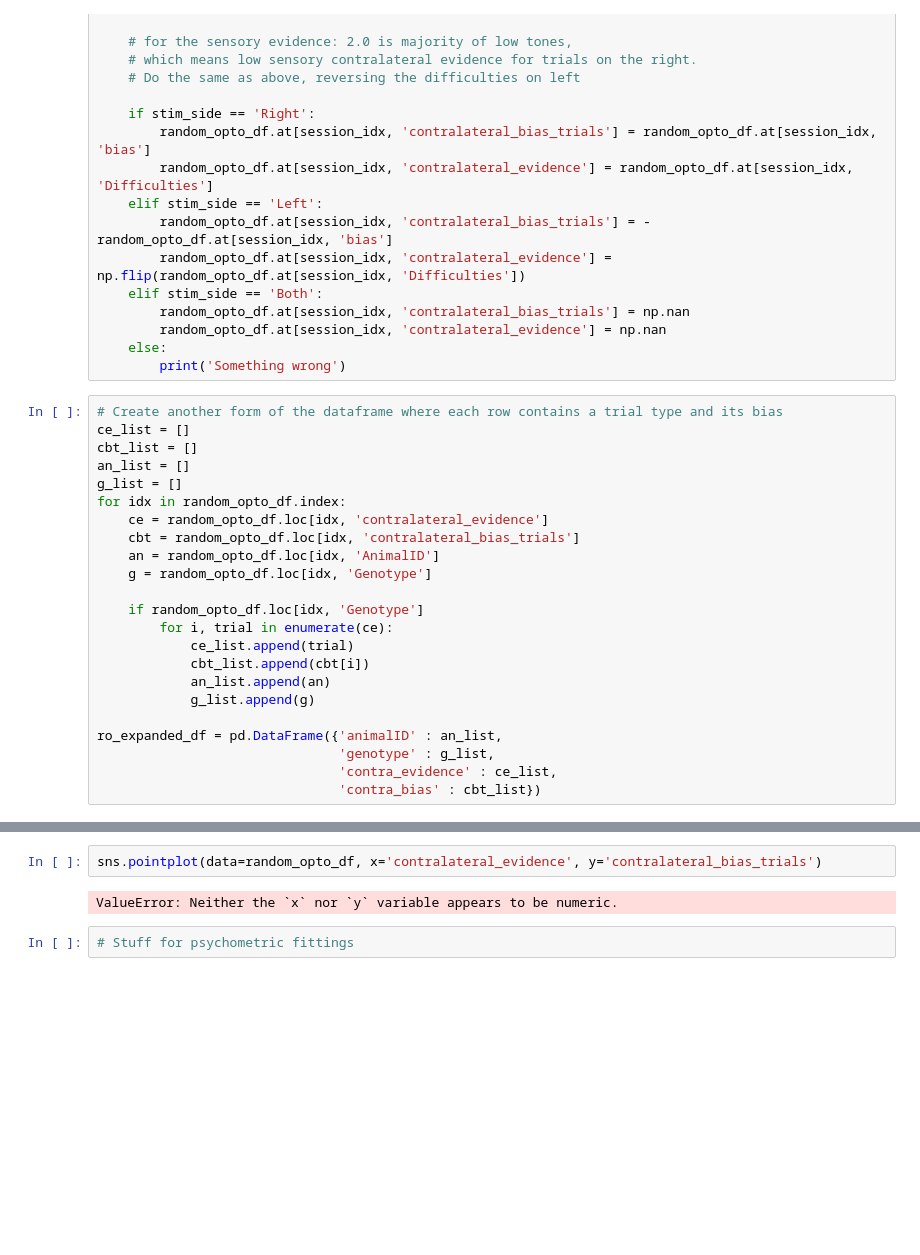
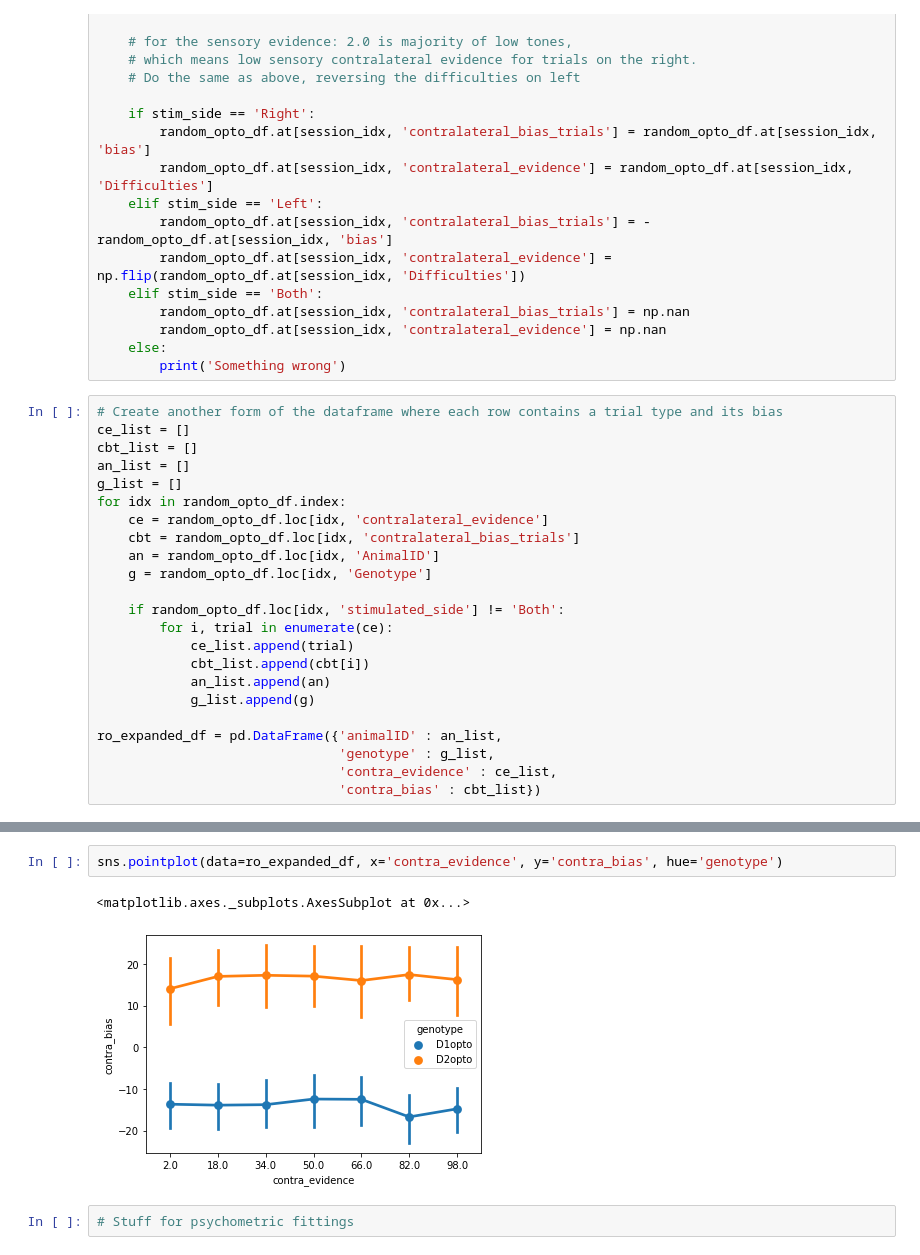
Before and after one commit to HernandoMV/BehaviouralAnalysis, a Jupyter notebook: Optostimulation_batch_analysis.ipynb, the cells around one changed output, grey strips where cells are left out. Drawn from its saved outputs; the diff is of its cells as text; blank space fills up the shorter version.

```diff
--- a/Optostimulation_batch_analysis.ipynb
+++ b/Optostimulation_batch_analysis.ipynb
@@ -1062,7 +1062,7 @@ for idx in random_opto_df.index:
     an = random_opto_df.loc[idx, 'AnimalID']
     g = random_opto_df.loc[idx, 'Genotype']
 
-    if random_opto_df.loc[idx, 'Genotype']
+    if random_opto_df.loc[idx, 'stimulated_side'] != 'Both':
         for i, trial in enumerate(ce):
             ce_list.append(trial)
             cbt_list.append(cbt[i])
@@ -1098,7 +1076,8 @@ random_opto_df
 # %%
-sns.pointplot(data=random_opto_df, x='contralateral_evidence', y='contralateral_bias_trials')
+sns.pointplot(data=ro_expanded_df, x='contra_evidence', y='contra_bias', hue='genotype')
 # %% [output]
-ValueError: Neither the `x` nor `y` variable appears to be numeric.
+<matplotlib.axes._subplots.AxesSubplot at 0x...>
+[figure, added]
 # %%
 # Stuff for psychometric fittings
 # %%
```
Also changed, not shown: parts of 2 cells of this notebook, 1 other file.
